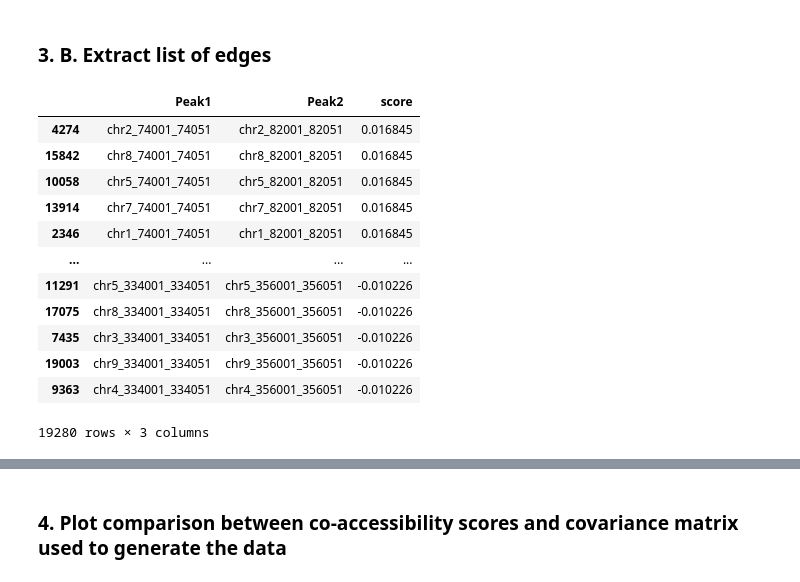
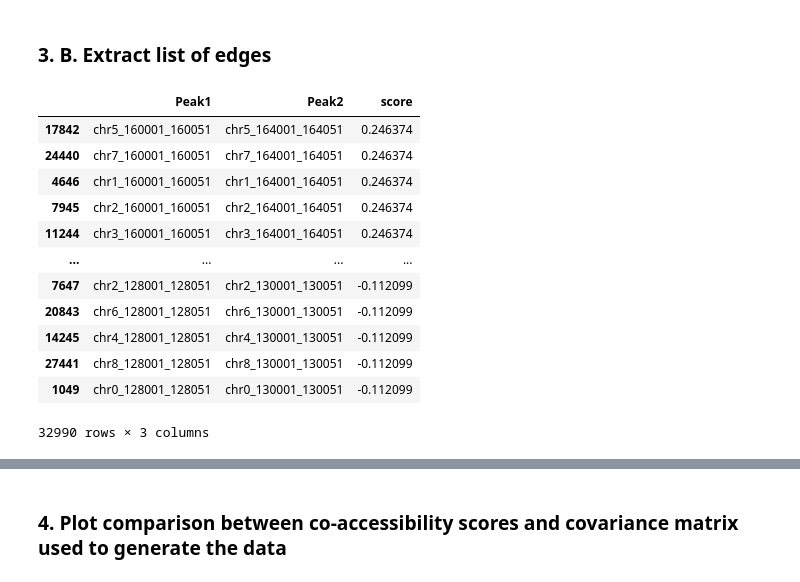
Before and after one commit to cantinilab/Circe, a Jupyter notebook: Examples/Example1.ipynb, the cells around one changed output, grey strips where cells are left out. Saved outputs shown, nothing was run; the diff lists cells and outputs as text; code cells hidden in the pictures.

```diff
--- a/Examples/Example1.ipynb
+++ b/Examples/Example1.ipynb
@@ -117,5 +99,4 @@ AnnData object with n_obs × n_vars = 300 × 2000
 # %% [markdown]
 ### 2.B. Compute pseudocells
 # %%
-metacells = an.metacells.compute_metacells(atac)
-an.add_region_infos(metacells)
+# To come soon !
@@ -196,18 +159,18 @@ Done !
 # %% [markdown]
 ### 3. B. Extract list of edges
 # %%
-an.extract_atac_links(metacells)
+an.extract_atac_links(atac) #metacells)
 # %% [output]
 |  | Peak1 | Peak2 | score |
-| 4274 | chr2_74001_74051 | chr2_82001_82051 | 0.016845 |
-| 15842 | chr8_74001_74051 | chr8_82001_82051 | 0.016845 |
-| 10058 | chr5_74001_74051 | chr5_82001_82051 | 0.016845 |
-| 13914 | chr7_74001_74051 | chr7_82001_82051 | 0.016845 |
-| 2346 | chr1_74001_74051 | chr1_82001_82051 | 0.016845 |
+| 17842 | chr5_160001_160051 | chr5_164001_164051 | 0.246374 |
+| 24440 | chr7_160001_160051 | chr7_164001_164051 | 0.246374 |
+| 4646 | chr1_160001_160051 | chr1_164001_164051 | 0.246374 |
+| 7945 | chr2_160001_160051 | chr2_164001_164051 | 0.246374 |
+| 11244 | chr3_160001_160051 | chr3_164001_164051 | 0.246374 |
 | ... | ... | ... | ... |
-| 11291 | chr5_334001_334051 | chr5_356001_356051 | -0.010226 |
-| 17075 | chr8_334001_334051 | chr8_356001_356051 | -0.010226 |
-| 7435 | chr3_334001_334051 | chr3_356001_356051 | -0.010226 |
-| 19003 | chr9_334001_334051 | chr9_356001_356051 | -0.010226 |
-| 9363 | chr4_334001_334051 | chr4_356001_356051 | -0.010226 |
+| 7647 | chr2_128001_128051 | chr2_130001_130051 | -0.112099 |
+| 20843 | chr6_128001_128051 | chr6_130001_130051 | -0.112099 |
+| 14245 | chr4_128001_128051 | chr4_130001_130051 | -0.112099 |
+| 27441 | chr8_128001_128051 | chr8_130001_130051 | -0.112099 |
+| 1049 | chr0_128001_128051 | chr0_130001_130051 | -0.112099 |
-19280 rows × 3 columns
+32990 rows × 3 columns
```
Also changed, not shown: parts of 9 cells of this notebook, 4 other files.
